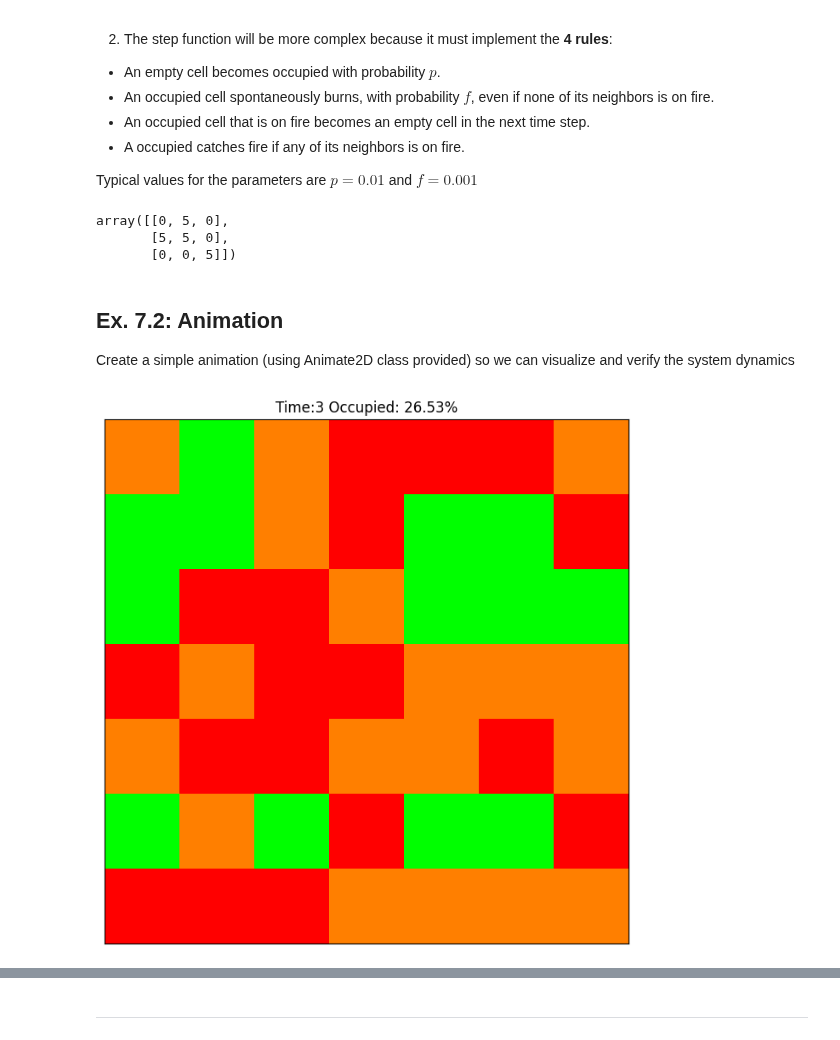
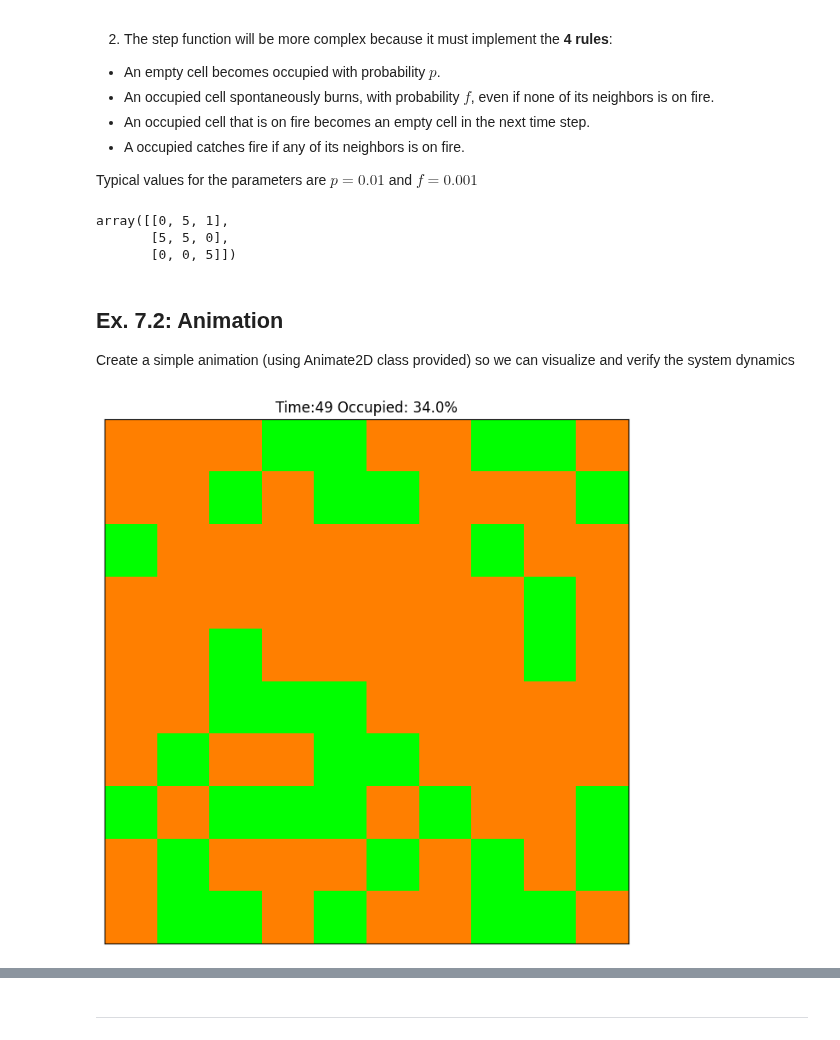
Before and after one commit to alirempel/cap-comp215, a Jupyter notebook: labs/lab07-10-fire.ipynb, the cells around one changed output, grey strips where cells are left out. Cells and saved outputs as stored; diff of their text form; code cells hidden in the pictures.

```diff
--- a/labs/lab07-10-fire.ipynb
+++ b/labs/lab07-10-fire.ipynb
@@ -166,8 +166,8 @@ class ForestFire:
         on_fire_next = neighbours_on_fire * is_occupied
 
 
-        self.state[is_empty] = np.random.choice([self.OCCUPIED,self.EMPTY], len(self.state[is_empty]), (self.p, 1-self.p))
-        self.state[is_occupied] = np.random.choice([self.FIRE,self.OCCUPIED], len(self.state[is_occupied]), (self.f, 1-self.f))
+        self.state[is_empty] = np.random.choice([self.OCCUPIED,self.EMPTY], len(self.state[is_empty]), 1, (self.p, 1-self.p))    # for some reason the probability wont work properly unless the 1 arg is there
+        self.state[is_occupied] = np.random.choice([self.FIRE,self.OCCUPIED], len(self.state[is_occupied]), 1, (self.f, 1-self.f)) # ^
         self.state[is_on_fire] = self.EMPTY
         self.state[on_fire_next] = self.FIRE
 
@@ -200,7 +200,7 @@ m.state = np.array([             # set the state matrix to a known value for tes
 m.step()                          # test the method you are working on and print some useful indicator
 pprint(m.state)
 # %% [output]
-array([[0, 5, 0],
+array([[0, 5, 1],
        [5, 5, 0],
        [0, 0, 5]])
 # %% [markdown]
@@ -209,25 +209,27 @@ Create a simple animation (using Animate2D class provided) so we can visualize a
 # %%
 # Ex. 7.2 here
 #  Suggestions: use a small grid (e.g., 20x20)  and
 #               a short animation (100 frames) with interval=0.3, to slow it down so you can inspect its behaviour
 
 fire_model = ForestFire(10)
+'''
 fire_model.state = np.array([
     [0,0,0,0,0,0,0],
     [0,0,0,0,0,0,0],
     [0,0,0,0,0,0,0],
     [0,0,0,0,0,0,0],
     [0,0,0,0,0,0,0],
     [0,0,0,0,0,0,0],
     [0,0,0,0,0,0,0]
 ])
+'''
 fire_animation = Animation2D(fire_model, frames=50)
 fire_animation.animate(interval=1)
 
 
 ######## FIGURE OUT WHY PROBABILITY IS BEING WERID
 # %% [output]
-[figure, old version]
+[figure, new version]
 # %% [markdown]
 ### Question 7.3:
 In what ways is this model similar to Diffusion and/or Percolation?
```
Also changed, not shown: parts of 1 cell of this notebook.
